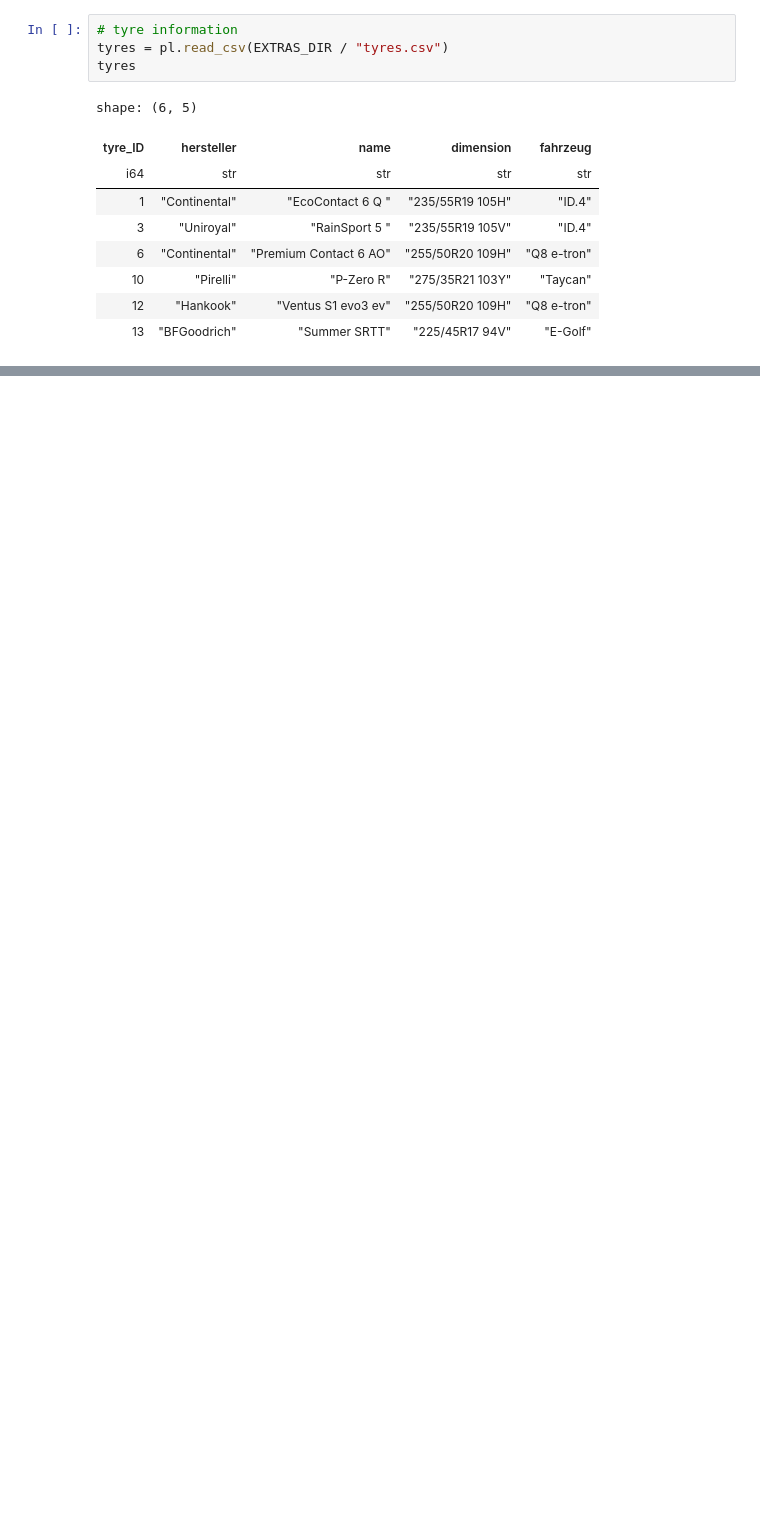
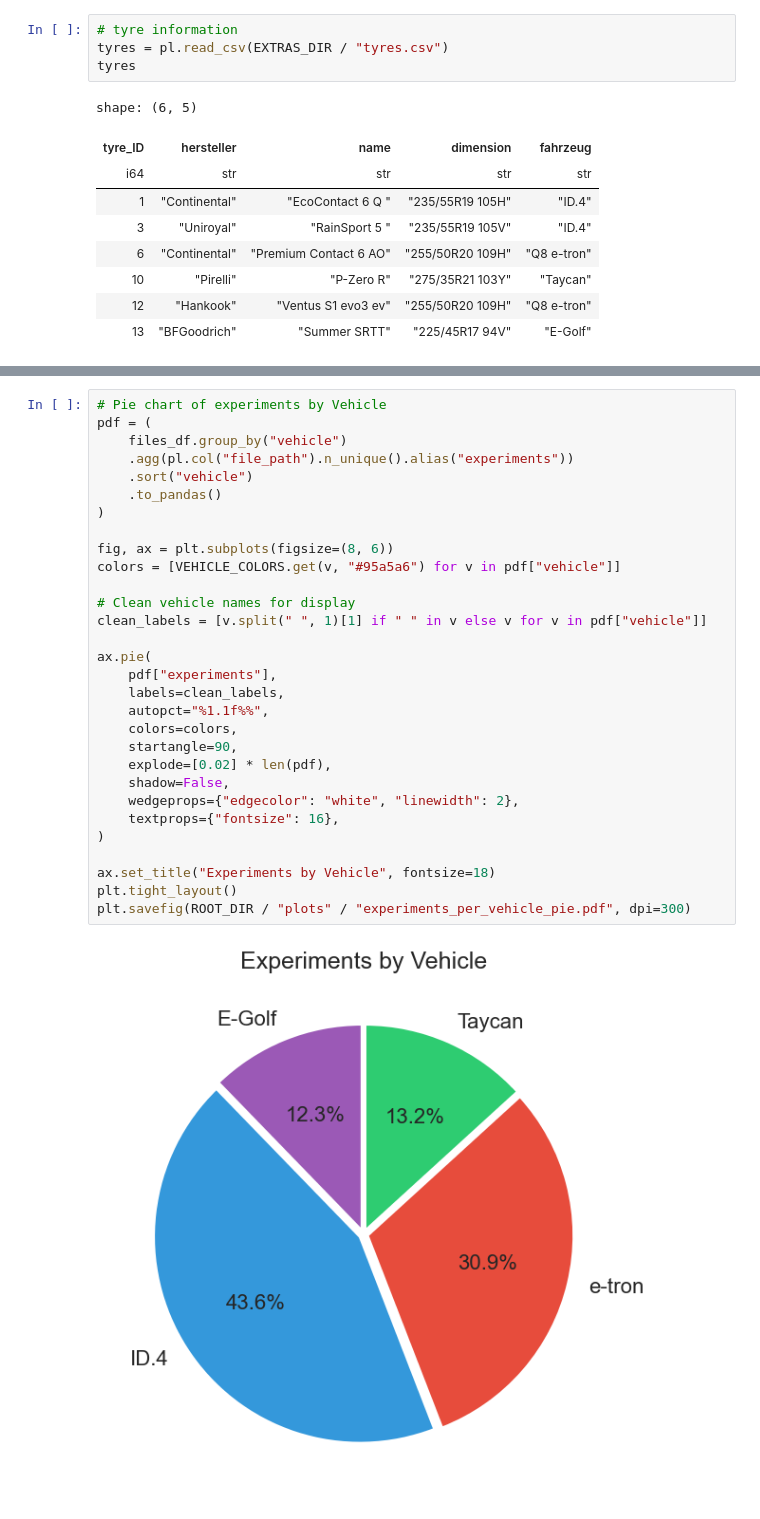
Before and after one commit to m-j-w-f/ROAR, a Jupyter notebook: src/roar/notenbooks/01explore.ipynb, the cells around one changed output, grey strips where cells are left out. Drawn from its saved outputs; the diff is of its cells as text; blank space fills up the shorter version.

```diff
--- a/src/roar/notenbooks/01explore.ipynb
+++ b/src/roar/notenbooks/01explore.ipynb
@@ -866,0 +243,32 @@ extract_h5_variables2(file2)
+# %%
+# Pie chart of experiments by Vehicle
+pdf = (
+    files_df.group_by("vehicle")
+    .agg(pl.col("file_path").n_unique().alias("experiments"))
+    .sort("vehicle")
+    .to_pandas()
+)
+
+fig, ax = plt.subplots(figsize=(8, 6))
+colors = [VEHICLE_COLORS.get(v, "#95a5a6") for v in pdf["vehicle"]]
+
+# Clean vehicle names for display
+clean_labels = [v.split(" ", 1)[1] if " " in v else v for v in pdf["vehicle"]]
+
+ax.pie(
+    pdf["experiments"],
+    labels=clean_labels,
+    autopct="%1.1f%%",
+    colors=colors,
+    startangle=90,
+    explode=[0.02] * len(pdf),
+    shadow=False,
+    wedgeprops={"edgecolor": "white", "linewidth": 2},
+    textprops={"fontsize": 16},
+)
+
+ax.set_title("Experiments by Vehicle", fontsize=18)
+plt.tight_layout()
+plt.savefig(ROOT_DIR / "plots" / "experiments_per_vehicle_pie.pdf", dpi=300)
+# %% [output]
+[figure, added]
```
Also changed, not shown: parts of 47 cells of this notebook, 14 other files.
